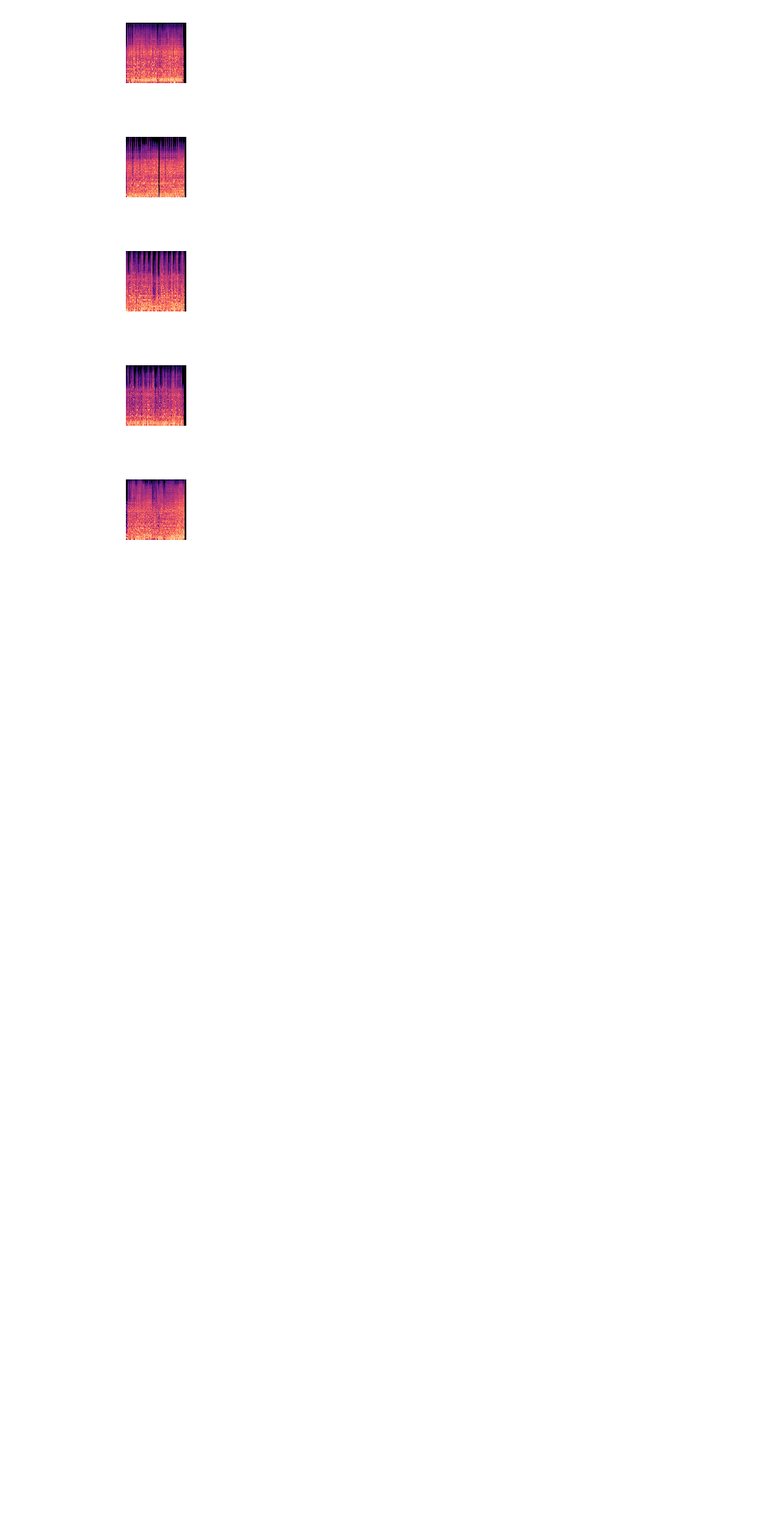
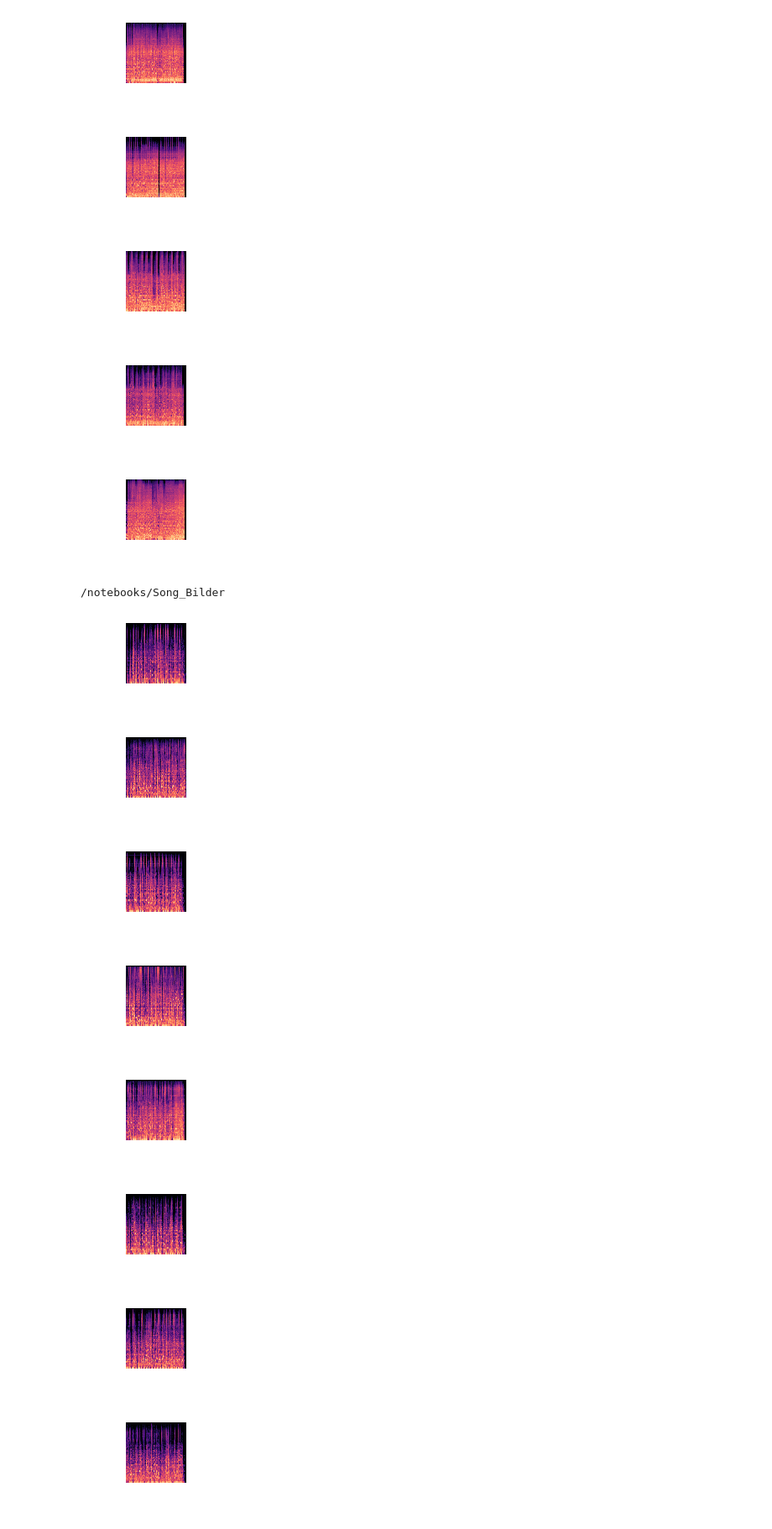
Before and after one commit to emurina/fun_with_sound, a Jupyter notebook: Song_to_img.ipynb, the cells around one changed output. Shown at 84% size. Saved outputs shown, nothing was run; the diff lists cells and outputs as text; code cells hidden in the pictures; blank space fills up the shorter version.

```diff
--- a/Song_to_img.ipynb
+++ b/Song_to_img.ipynb
@@ -171,3 +171,38 @@ for i in range(0,len(Songs)):
 [figure]
 [figure]
 [figure]
+# %%
+%cd /notebooks/Song_Bilder/
+
+import glob
+Songs= glob.glob("/notebooks/Bob Marley & The Wailers - Exodus/*.mp3")
+
+import os
+Song_names=os.listdir("/notebooks/Bob Marley & The Wailers - Exodus/")
+
+for i in range(0,len(Song_names)):
+   Song_names[i]= Song_names[i].replace(".mp3","")
+
+for i in range(0,len(Songs)):
+    y, sr = librosa.load(Songs[i],sr=22050*2)
+    S = librosa.feature.melspectrogram(y, sr=22050*2, n_mels=128)
+    log_S = librosa.logamplitude(S, ref_power=np.max)
+    width=224
+    height=224
+    fig = plt.figure()
+    fig.set_size_inches(width/height, 1, forward=False)
+    ax = plt.Axes(fig, [0., 0., 1., 1.])
+    ax.set_axis_off()
+    fig.add_axes(ax)
+    librosa.display.specshow(log_S, sr=sr, x_axis='time', y_axis='mel')
+    plt.savefig(Song_names[i]+".png",dpi=height)
+# %% [output]
+/notebooks/Song_Bilder
+[figure, added]
+[figure, added]
+[figure, added]
+[figure, added]
+[figure, added]
+[figure, added]
+[figure, added]
+[figure, added]
```
Also changed, not shown: parts of 3 cells of this notebook, 2 other files.
